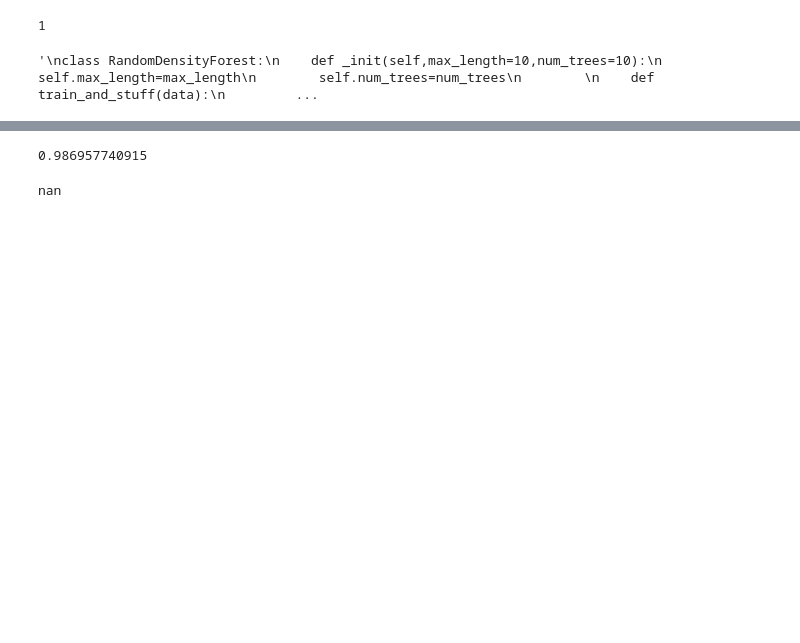
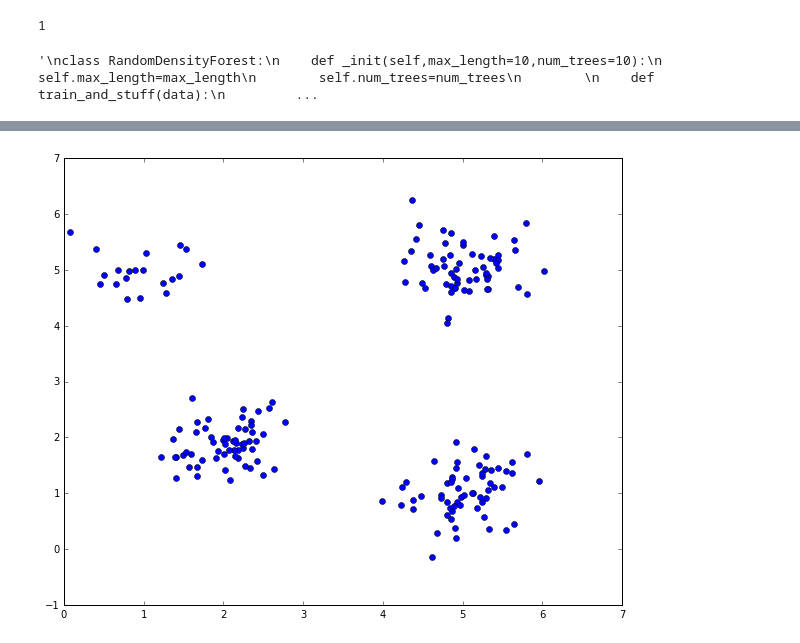
Before and after one commit to kfritsch/density_forest, a Jupyter notebook: DensityTree.ipynb, the cells around one changed output, grey strips where cells are left out. Saved outputs shown, nothing was run; the diff lists cells and outputs as text; code cells hidden in the pictures; blank space fills up the shorter version.

```diff
--- a/DensityTree.ipynb
+++ b/DensityTree.ipynb
@@ -635,12 +466,24 @@ nan
-# %%
-data2 = np.zeros([100,2])
-for i in range(100):
-    data2[i]=np.random.normal([2,2],1)
-
-print(np.linalg.det(np.cov(np.transpose(data2))))
-# %% [output]
-0.986957740915
-# %%
-print(np.log(-1))
-# %% [output]
-nan
+# %%
+%matplotlib inline
+import matplotlib.pyplot as plt
+#
+
+data = np.zeros([200,2])
+for i in range(60):
+    data[i]=np.random.normal([2,2],0.4)
+   # data[i][0]=np.random.normal(2,0.5)[0]
+    #data[i][1]=np.random.normal(2)[1]
+for i in range(60):
+    data[60+i]=np.random.normal([5,5],0.4)
+    #data[30+i][1]=np.random.normal(5,0.5)
+for i in range(60):
+    data[120+i]=np.random.normal([5,1],0.4)
+
+for i in range(20):
+    data[180+i]=np.random.normal([1,5],0.4)
+plt.figure(figsize=(10,8))
+plt.plot(data[:,0],data[:,1], "o")
+
+plt.show()
+# %% [output]
+[figure, added]
```
Also changed, not shown: parts of 13 cells of this notebook, 1 other file.
